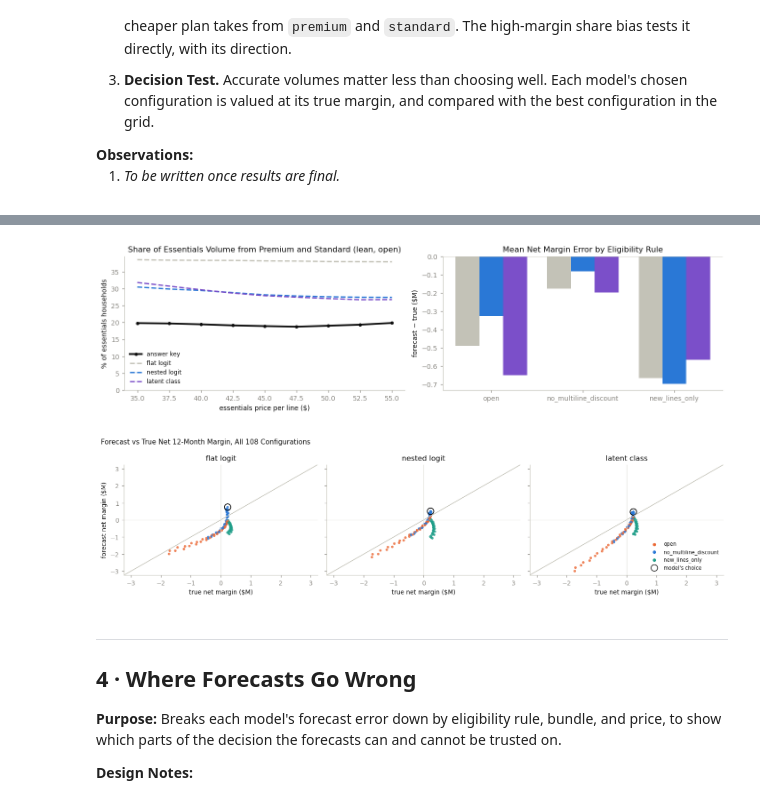
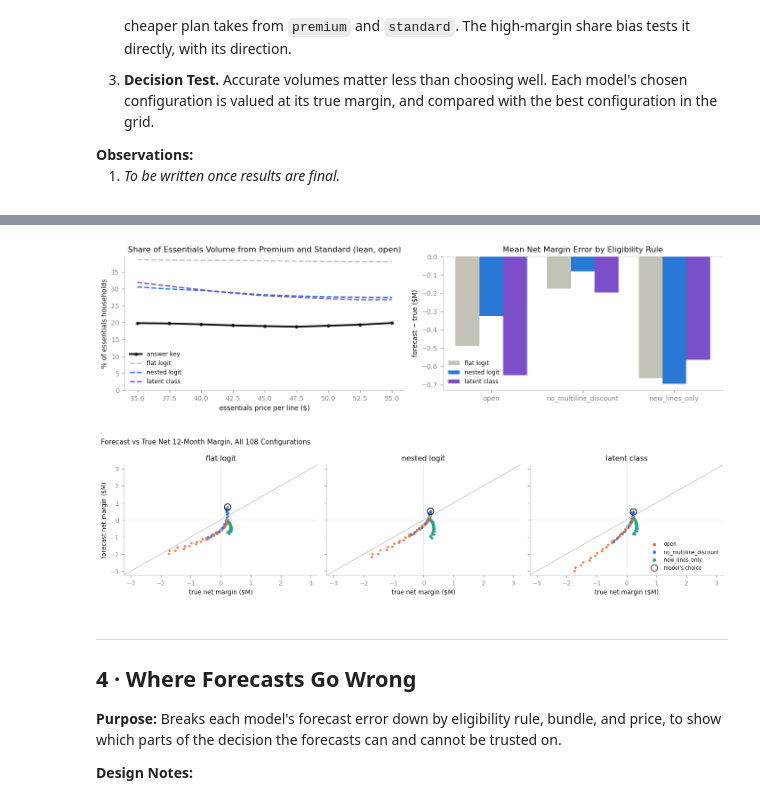
Before and after one commit to paforsey/data-science-portfolio, a Jupyter notebook: case-studies/rate-plan-cannibalization/02_launch_forecast.ipynb, the cells around one changed output, grey strips where cells are left out. Drawn from its saved outputs; the diff is of its cells as text; code cells hidden in the pictures.

```diff
--- a/case-studies/rate-plan-cannibalization/02_launch_forecast.ipynb
+++ b/case-studies/rate-plan-cannibalization/02_launch_forecast.ipynb
@@ -1351,34 +1351,35 @@ axes[1].axhline(0, color = BASELINE, linewidth = 1)
 axes[1].set_xticks(x)
 axes[1].set_xticklabels(ELIGIBILITY)
 axes[1].set_title('Mean Net Margin Error by Eligibility Rule')
 axes[1].set_ylabel('forecast − true ($M)')
+axes[1].legend(frameon = False, fontsize = 8)
 plt.tight_layout()
 plt.show()
 
 fig, axes = plt.subplots(1, len(MODELS), figsize = (13, 3.4), sharex = True, sharey = True)
 limit = max(abs(true_margin).max(), *(abs(forecast_margin[m]).max() for m in MODELS)) / 1e6 * 1.08
 for ax, model in zip(axes, MODELS):
     ax.plot([-limit, limit], [-limit, limit], color = BASELINE, linewidth = 1)
     ax.axhline(0, color = GRID, linewidth = 0.8)
     ax.axvline(0, color = GRID, linewidth = 0.8)
     colors = [dict(zip(ELIGIBILITY, [ACCENT2, ACCENT, TEAL]))[e] for e in true_margin.index.get_level_values('eligibility')]
     ax.scatter(true_margin / 1e6, forecast_margin[model].reindex(true_margin.index) / 1e6, s = 14, c = colors, alpha = 0.8, linewidths = 0)
     chosen = forecast_margin[model].idxmax()
     ax.scatter(true_margin.loc[chosen] / 1e6, forecast_margin[model].loc[chosen] / 1e6, s = 90, facecolors = 'none', edgecolors = INK, linewidths = 1.2)
     ax.set_title(model)
     ax.set_xlabel('true net margin ($M)')
     ax.set_xlim(-limit, limit)
     ax.set_ylim(-limit, limit)
 axes[0].set_ylabel('forecast net margin ($M)')
 for eligibility, color in zip(ELIGIBILITY, [ACCENT2, ACCENT, TEAL]):
     axes[-1].scatter([], [], color = color, s = 14, label = eligibility)
 axes[-1].scatter([], [], s = 90, facecolors = 'none', edgecolors = INK, label = "model's choice")
 axes[-1].legend(frameon = False, fontsize = 7.5, loc = 'lower right')
 fig.suptitle('Forecast vs True Net 12-Month Margin, All 108 Configurations', fontsize = 10, x = 0.01, ha = 'left')
 plt.tight_layout()
 plt.show()
 # %% [output]
-[figure, old version]
+[figure, new version]
 [figure]
 # %% [markdown]
 <hr>
```
Also changed, not shown: parts of 13 cells of this notebook.
